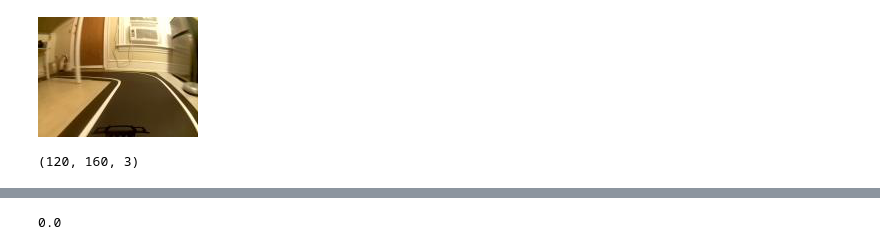
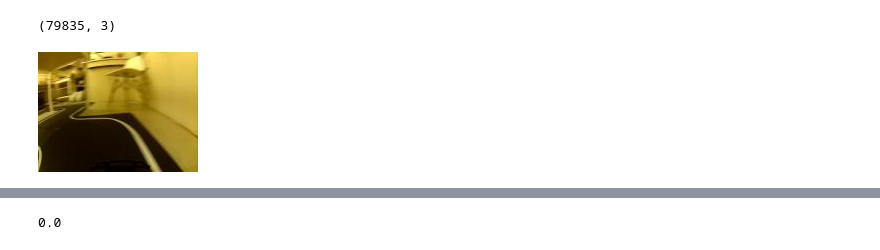
Before and after one commit to Muosvr/mycar, a Jupyter notebook: Donkeycar_Keras.ipynb, the cells around one changed output, grey strips where cells are left out. Saved outputs shown, nothing was run; the diff lists cells and outputs as text; code cells hidden in the pictures.

```diff
--- a/Donkeycar_Keras.ipynb
+++ b/Donkeycar_Keras.ipynb
@@ -93,3 +108,9 @@ df.head()
+# %%
+df = pd.read_feather('tmp/df_wPath_extra')
+# %%
+df.shape
+# %% [output]
+(79835, 3)
 # %%
 def to_bin(a):
     arr = np.zeros(15)
@@ -97,16 +118,4 @@ def to_bin(a):
     b = round(a/(2/14))
     arr[int(b)] = 1
     return arr
-# %%
-img_name = df['cam/image_array'][100]
-img = Image.open(f'{PATH}/{img_name}')
-img
-# %% [output]
-[figure, removed]
-# %%
-val = np.array(img)
-# %%
-val.shape
-# %% [output]
-(120, 160, 3)
 # %%
@@ -121,10 +127,16 @@ def read_record(record_dict, path = PATH):
     data = {}
     for key, val in record_dict.items():
         if key == 'cam/image_array':
-            img = Image.open(f'{PATH}/{val}')
+            img = Image.open(f'{val}')
             val = np.array(img)
 
         data[key] = val
     return data
 # %%
-# df_t = df.sample(n=1).to_dict(orient='record')[0]
+#Testing
+df_t = df.sample(n=1).to_dict(orient='record')[0]
+record = read_record(df_t)
+data = record['cam/image_array']
+Image.fromarray(data, 'RGB')
+# %% [output]
+[figure, added]
```
Also changed, not shown: parts of 35 cells of this notebook, 7 other files.
